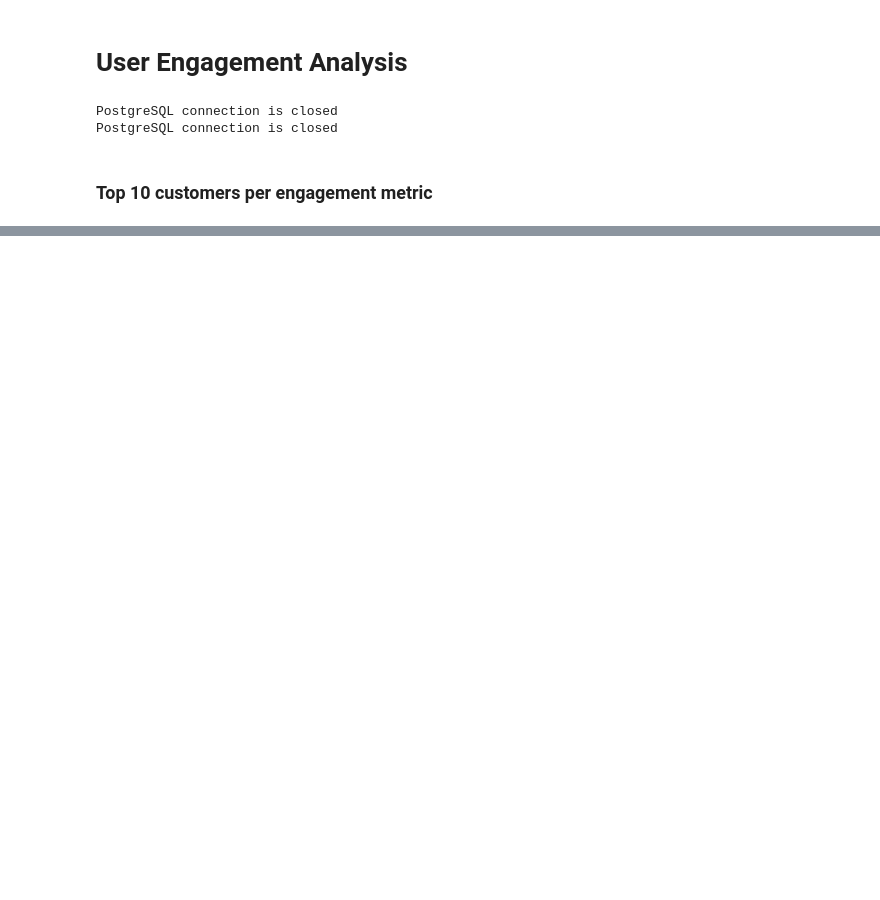
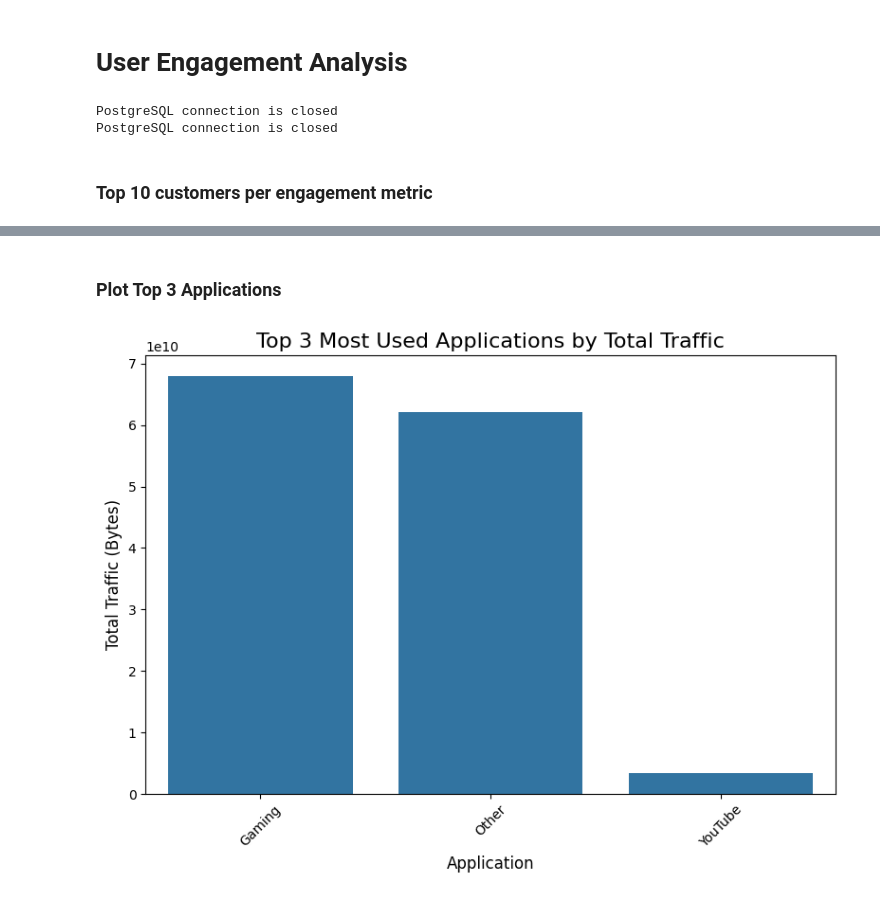
Before and after one commit to wolderufael/Telecom_Company_Users_Data_Analytics, a Jupyter notebook: notebook/user_engagement_analysis.ipynb, the cells around one changed output, grey strips where cells are left out. Drawn from its saved outputs; the diff is of its cells as text; code cells hidden in the pictures; blank space fills up the shorter version.

```diff
--- a/notebook/user_engagement_analysis.ipynb
+++ b/notebook/user_engagement_analysis.ipynb
@@ -40,0 +105,3 @@ Index(['MSISDN/Number', 'num_sessions', 'total_duration', 'total_dl_data',
+# %%
+top_10_users = analyzer.top_10_users_per_application(xdr_data)
+print(top_10_users['Social Media'])
@@ -40,0 +120,6 @@ Index(['MSISDN/Number', 'num_sessions', 'total_duration', 'total_dl_data',
+# %% [markdown]
+### Plot Top 3 Applications
+# %%
+analyzer.plot_top_3_applications(top_10_users)
+# %% [output]
+[figure, added]
```
Also changed, not shown: parts of 17 cells of this notebook, 1 other file.
